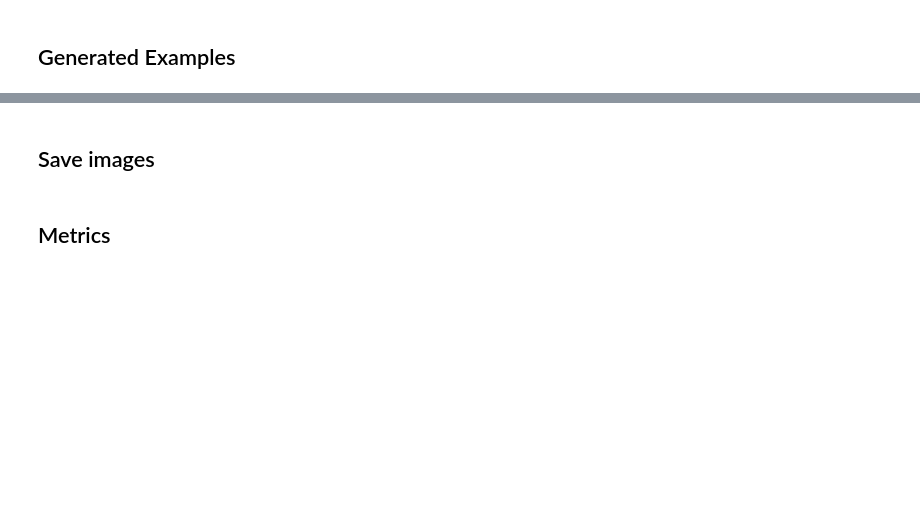
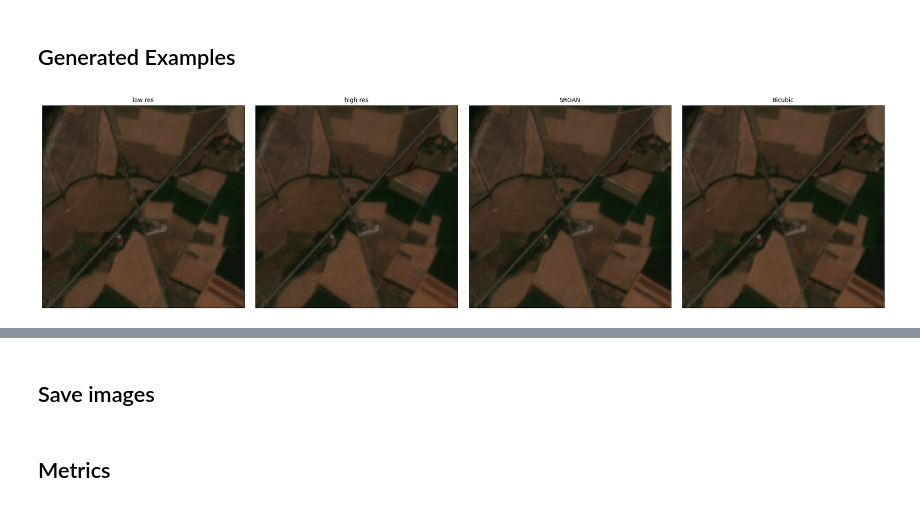
Before and after one commit to LimaoC/super-resolution-for-satellite-imagery, a Jupyter notebook: notebooks/mitch/prototype-srgan.ipynb, the cells around one changed output, grey strips where cells are left out. Drawn from its saved outputs; the diff is of its cells as text; code cells hidden in the pictures; blank space fills up the shorter version.

```diff
--- a/notebooks/mitch/prototype-srgan.ipynb
+++ b/notebooks/mitch/prototype-srgan.ipynb
@@ -265,5 +296,7 @@ if not save_file.exists():
 # %% [markdown]
 ## Generated Examples
+# %%
+BRIGHT_FACTOR = 3.5
 # %%
 generator = generator.to("cpu")
 # %%
@@ -272,27 +305,29 @@ loader = DataLoader(train_patches, batch_size=100)
 # %%
 import random
 
 index = random.randint(0, len(low_res) - 1)
 
 low_res_example = low_res[index]
 high_res_example = high_res[index]
 out = generator(low_res_example.unsqueeze(0)).detach().clamp(0, 1)
 bicubic_out = interpolate(
     low_res_example.unsqueeze(0),
     size=(256, 256),
     mode="bicubic",
 ).float()
 plot_gallery(
     [
-        adjust_brightness(low_res_example, 2).permute(1, 2, 0),
-        adjust_brightness(high_res_example, 2).permute(1, 2, 0),
-        adjust_brightness(out[0], 2).permute(1, 2, 0),
-        adjust_brightness(bicubic_out[0], 2).permute(1, 2, 0),
+        adjust_brightness(low_res_example, BRIGHT_FACTOR).permute(1, 2, 0),
+        adjust_brightness(high_res_example, BRIGHT_FACTOR).permute(1, 2, 0),
+        adjust_brightness(out[0], BRIGHT_FACTOR).permute(1, 2, 0),
+        adjust_brightness(bicubic_out[0], BRIGHT_FACTOR).permute(1, 2, 0),
     ],
     titles=["low res", "high res", "SRGAN", "Bicubic"],
     xscale=5,
     yscale=5,
 )
+# %% [output]
+[figure, added]
 # %%
 loader = DataLoader(test_patches, batch_size=300)
 (low_res, high_res) = next(loader.__iter__())
```
Also changed, not shown: parts of 18 cells of this notebook, 1 other file.
